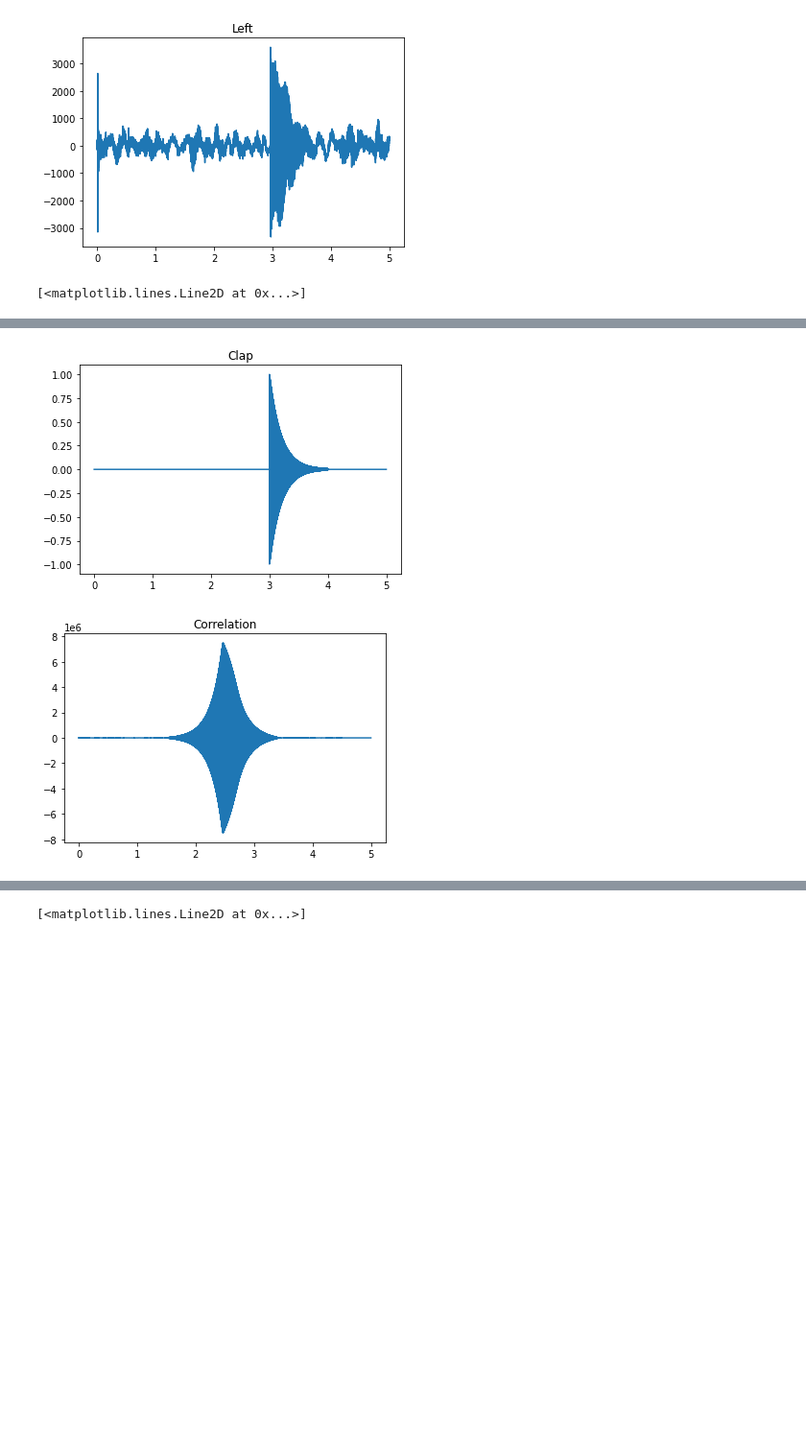
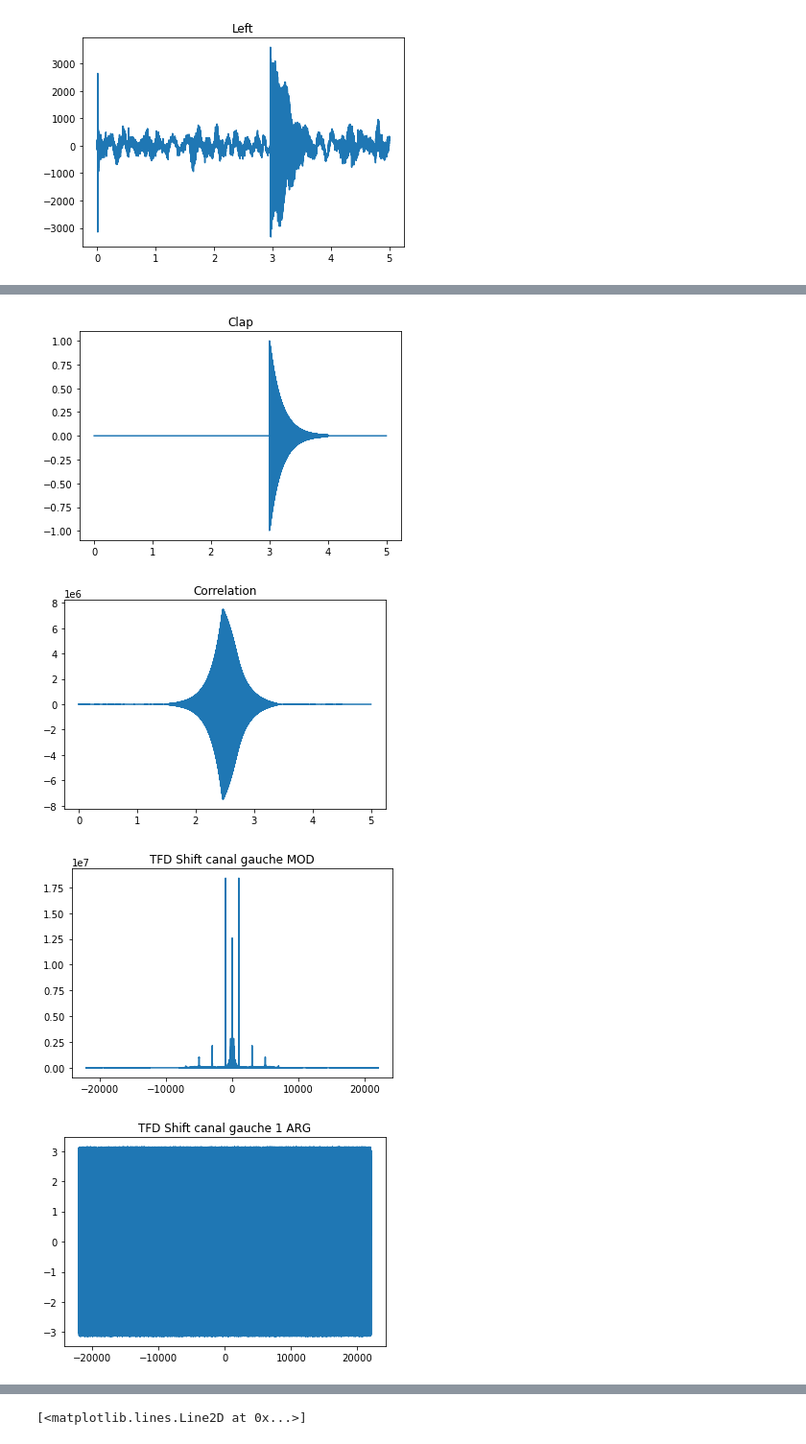
Before and after one commit to zuce68/ProjetFIP2A, a Jupyter notebook: TP1.ipynb, the cells around one changed output, grey strips where cells are left out. Shown: that part at 96% size. Saved outputs shown, nothing was run; the diff lists cells and outputs as text; code cells hidden in the pictures; blank space fills up the shorter version.

Commit message:
filtre

```diff
--- a/TP1.ipynb
+++ b/TP1.ipynb
@@ -98,6 +98,7 @@ ALSA lib pcm.c:8526:(snd_pcm_recover) underrun occurred
 # %%
 import numpy as np
 import scipy.io.wavfile
+import scipy as sp
 import matplotlib.pyplot as plt
 
 # SigNal M
@@ -105,31 +106,84 @@ rate, data = scipy.io.wavfile.read('enregistrement.wav')
 
 N=len(data) #nombre d'échantillions
 n = np.arange(0,N)/44100
 
 data_right = data[:,1]
 data_left = data[:,0]
 
 plt.figure()
 plt.title("Right")
 plt.plot(n,data_left)
 #signal X
 t = np.linspace(0,1,int(44100),endpoint=False)
 zeros = np.zeros(3*44100)
 handclap=np.sin(2*np.pi*1000*t)*np.exp(-5*t)
 handclap = np.concatenate((zeros,handclap))
 
 for i in range(0,(len(n)-len(handclap))):
     handclap=np.append(handclap,0)
 
 plt.figure("Clap")
 plt.title("Clap")
 plt.plot(n,handclap)
 h=np.correlate(data_left,handclap,"same")
 plt.figure()
 plt.title("Correlation")
 plt.plot(n,h)
+
+
+Fe = 44100
+Te = 1/Fe
+
+tfd=np.fft.fft(data_left)
+module = np.abs(tfd)
+arg = np.angle(tfd)
+N = len(data_left)
+abscisse1 = np.arange(N) - np.floor(N/2)
+freq1=abscisse1/(N*Te)
+
+tfds=np.fft.fftshift(module)
+tfdsarg=np.fft.fftshift(arg)
+
+plt.figure("4")
+plt.plot(freq1,tfds)
+plt.title("TFD Shift canal gauche MOD")
+
+plt.figure("5")
+plt.plot(freq1,tfdsarg)
+plt.title("TFD Shift canal gauche 1 ARG")
+
+f1=900
+f2=1100
+fmax=44100/2
+fe=44100
+
+filtre = sp.signal.firwin(203,cutoff=[f1,f2],pass_zero="bandpass", window='boxcar',scale=False,fs=Fe)
+#filtre = sp.signal.firwin(203,cutoff=[23,27],pass_zero="bandpass", window='hamming',scale=False,fs=Fe)
+plt.figure()
+plt.title("Filtre RIF")
+plt.plot(filtre)
+
+w, h = sp.signal.freqz(filtre,fs=Fe)
+plt.figure()
+plt.title('Digital filter frequency response')
+plt.plot(w, 20 * np.log10(abs(h)), 'b')
+plt.show()
+
+
+
+plt.figure()
+plt.title('Message 1')
+plt.plot(n,data_left)
+plt.show()
+
+filteredSignal = sp.signal.lfilter(filtre,1,data_left)
+plt.figure()
+plt.title('Signal filtré')
+plt.plot(n,filteredSignal)
+plt.show()
 # %% [output]
-[<matplotlib.lines.Line2D at 0x...>]
 [figure]
 [figure]
 [figure]
+[figure, added]
+[figure, added]
```
Also changed, not shown: parts of 1 cell of this notebook.
